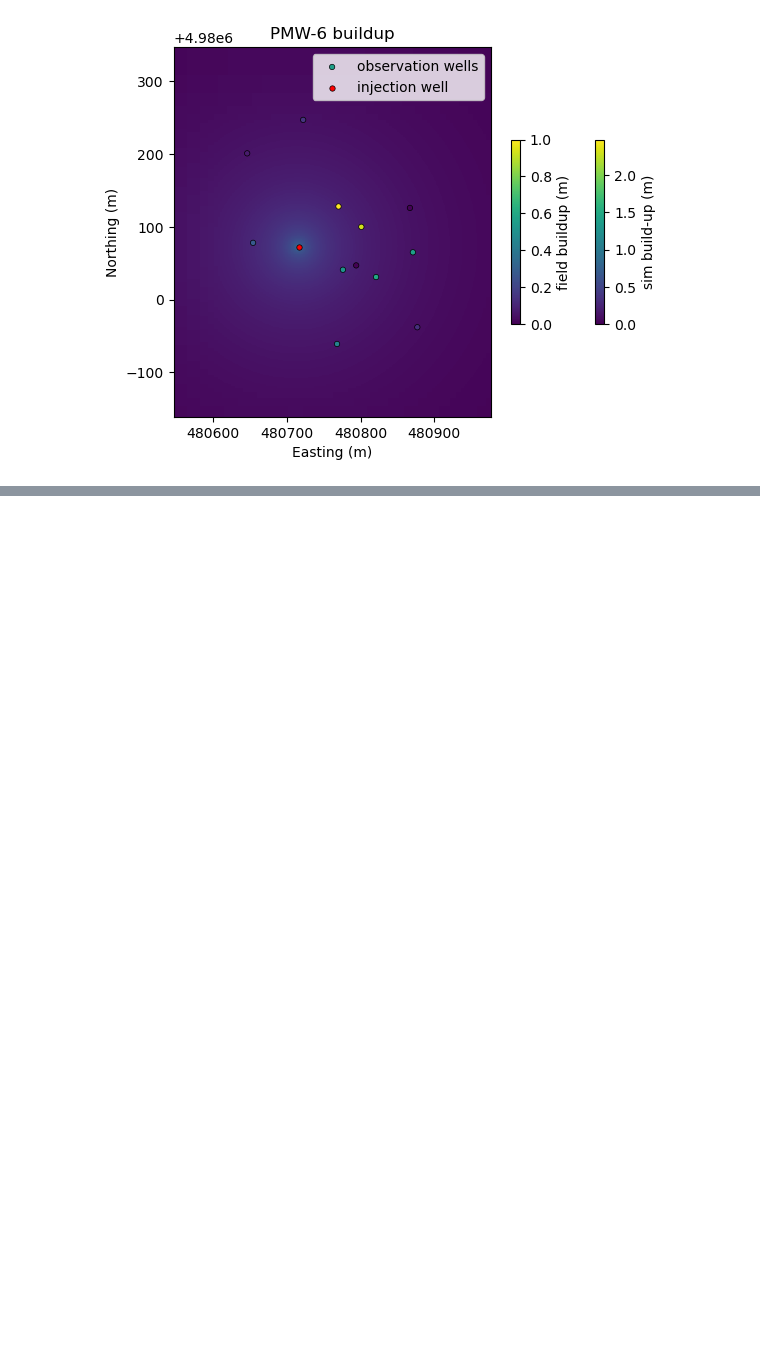
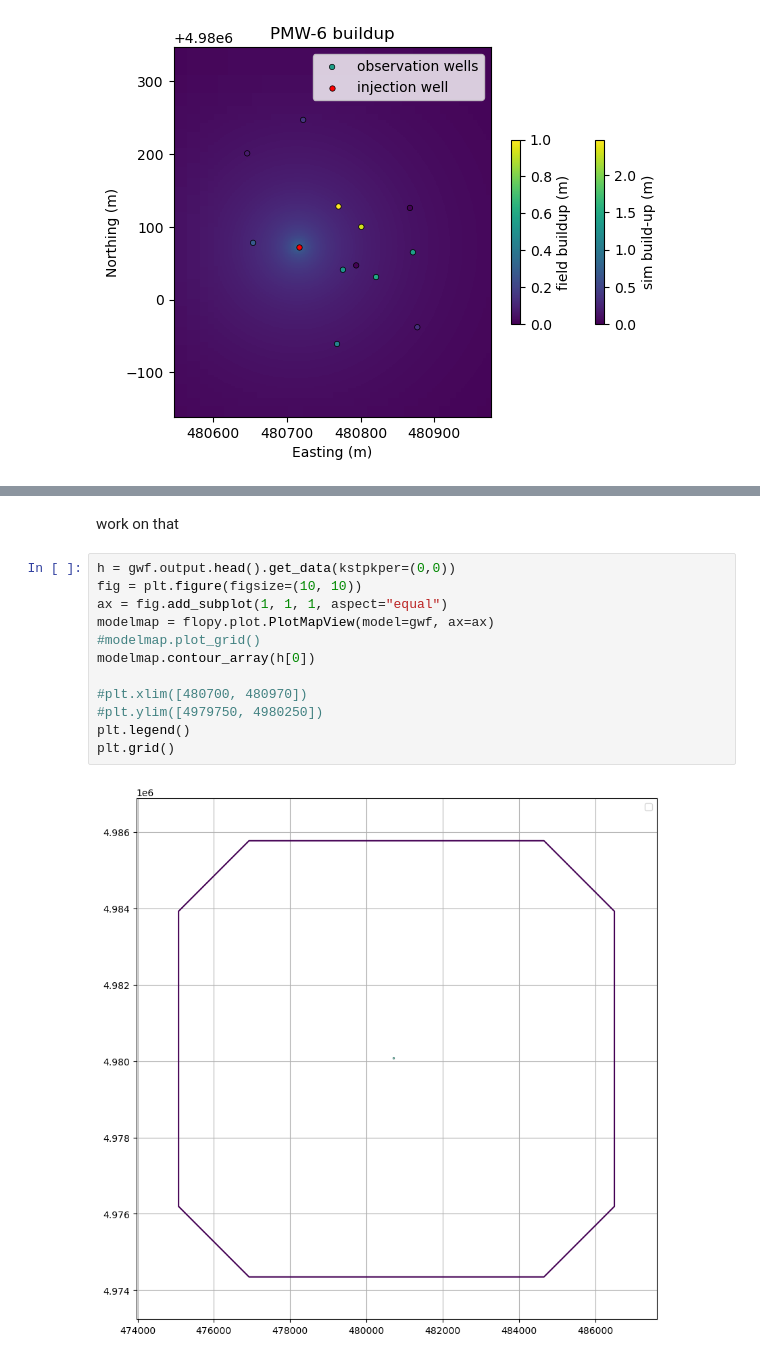
Before and after one commit to philliperalin/MLAC-3D-HT, a Jupyter notebook: src/MODFLOW3D_dev.ipynb, the cells around one changed output, grey strips where cells are left out. Cells and saved outputs as stored; diff of their text form; blank space fills up the shorter version.

```diff
--- a/src/MODFLOW3D_dev.ipynb
+++ b/src/MODFLOW3D_dev.ipynb
@@ -720,0 +898,16 @@ See the caveats in the documentation: https://pandas.pydata.org/pandas-docs/stab
+# %% [markdown]
+work on that
+# %%
+h = gwf.output.head().get_data(kstpkper=(0,0))
+fig = plt.figure(figsize=(10, 10))
+ax = fig.add_subplot(1, 1, 1, aspect="equal")
+modelmap = flopy.plot.PlotMapView(model=gwf, ax=ax)
+#modelmap.plot_grid()
+modelmap.contour_array(h[0])
+
+#plt.xlim([480700, 480970])
+#plt.ylim([4979750, 4980250])
+plt.legend()
+plt.grid()
+# %% [output]
+[figure, added]
```
Also changed, not shown: parts of 19 cells of this notebook, 25 other files.
